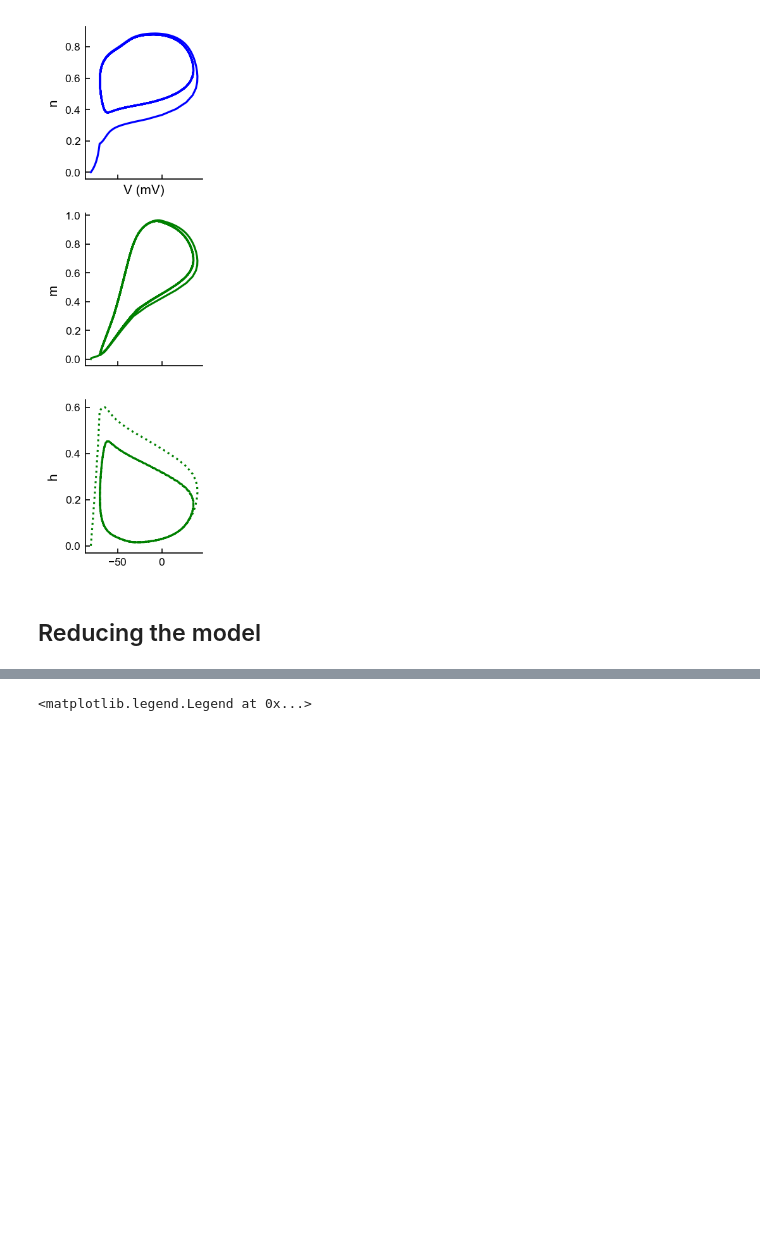
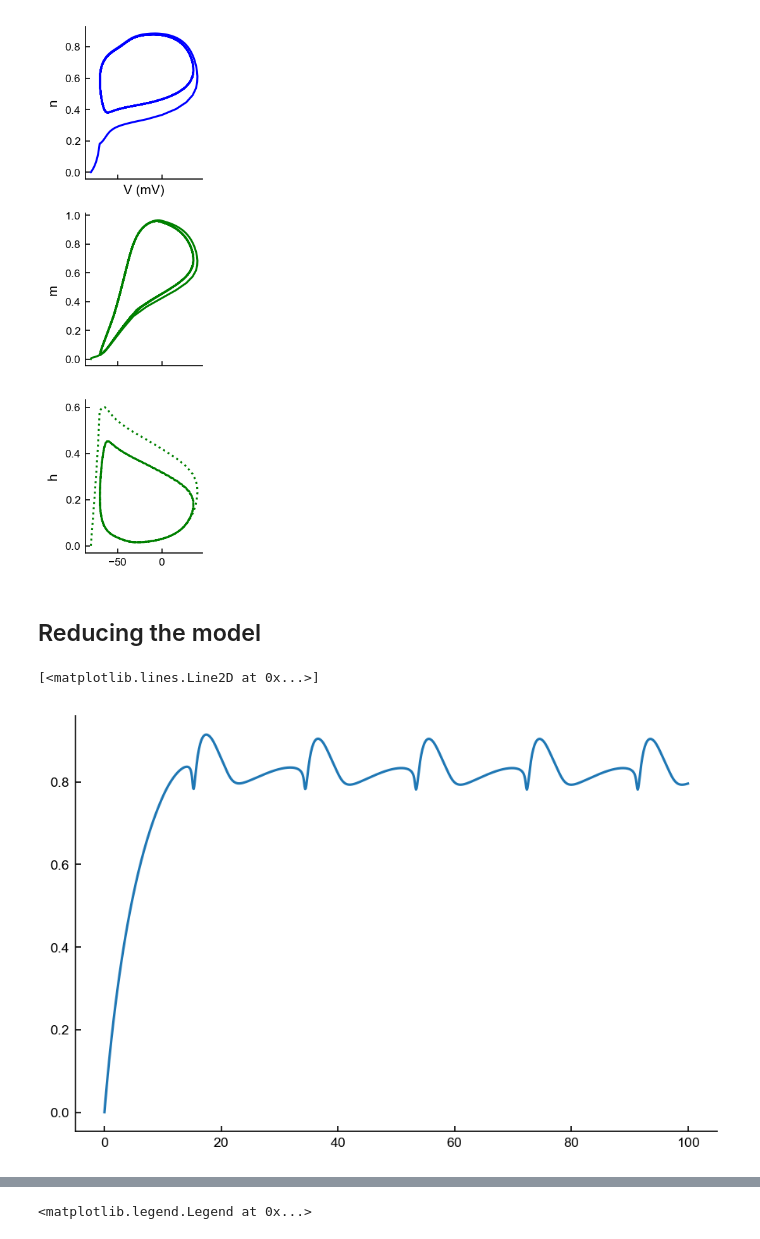
Before and after one commit to badralbanna/FTN, a Jupyter notebook: 5 HH simulation.ipynb, the cells around one changed output, grey strips where cells are left out. Cells and saved outputs as stored; diff of their text form; code cells hidden in the pictures; blank space fills up the shorter version.

```diff
--- a/5 HH simulation.ipynb
+++ b/5 HH simulation.ipynb
@@ -243,3 +243,9 @@ Text(0, 0.5, 'h')
 [figure]
 # %% [markdown]
 ## Reducing the model
+# %%
+fig, ax = plt.subplots()
+ax.plot(T, n + h)
+# %% [output]
+[<matplotlib.lines.Line2D at 0x...>]
+[figure, added]
```
Also changed, not shown: parts of 1 cell of this notebook.
